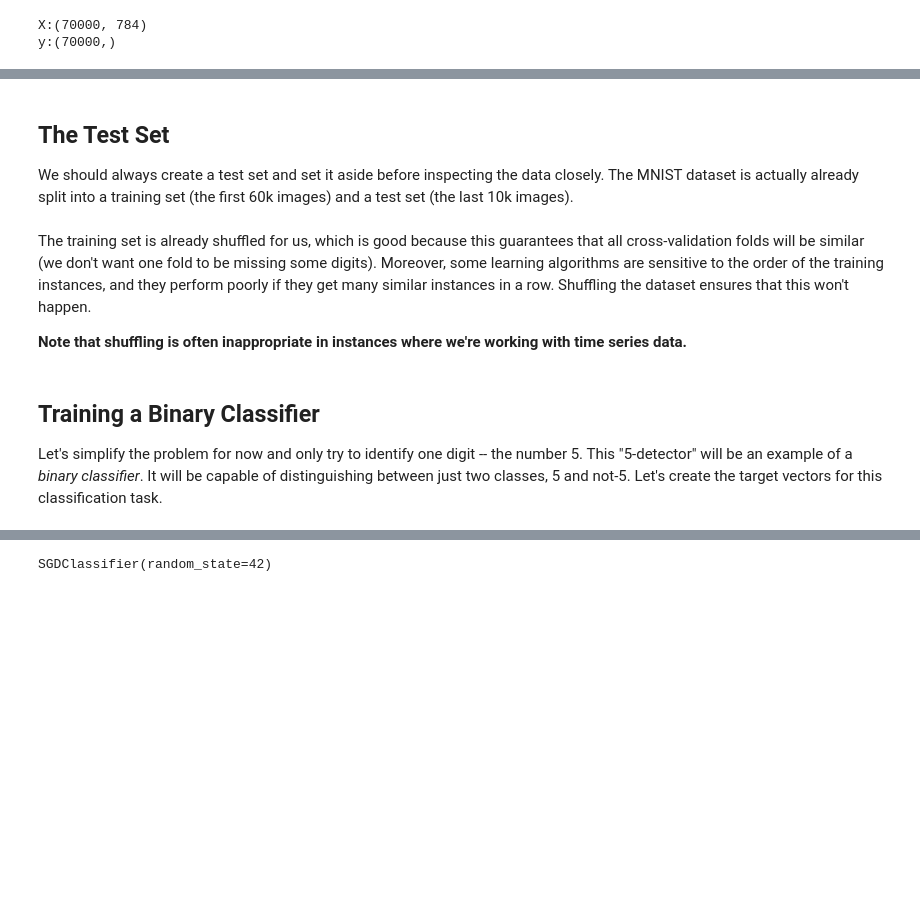
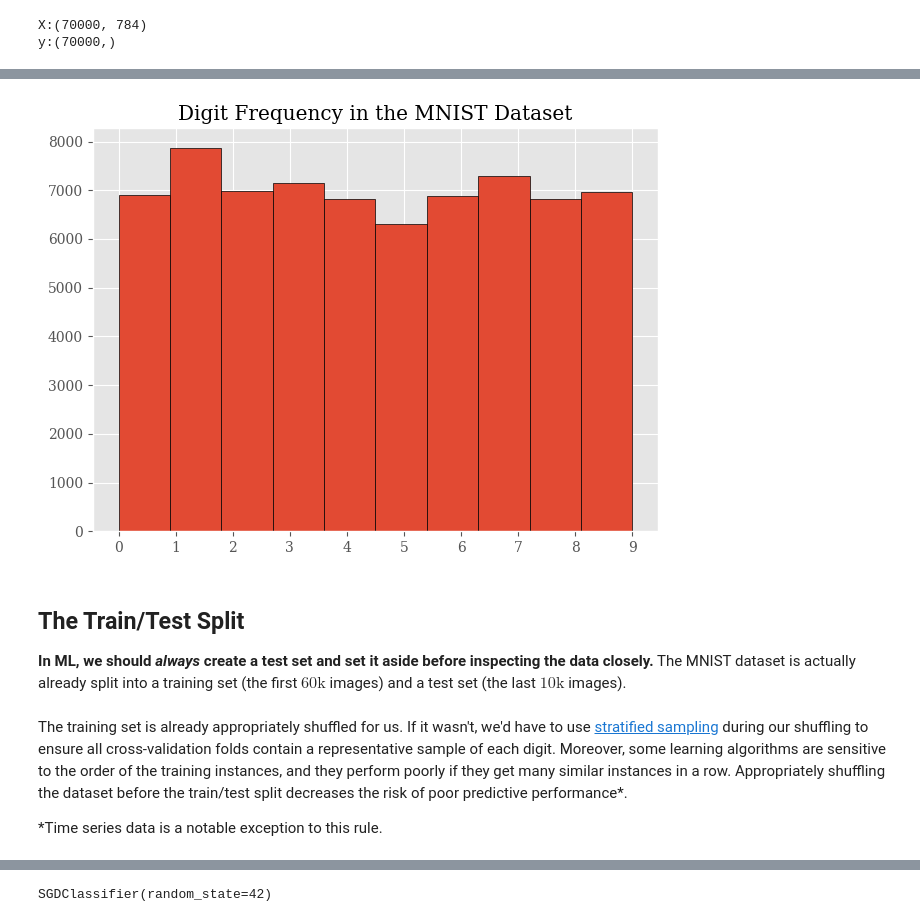
Before and after one commit to cemenenkoff/ml-classification, a Jupyter notebook: classification.ipynb, the cells around one changed output, grey strips where cells are left out. Saved outputs shown, nothing was run; the diff lists cells and outputs as text; code cells hidden in the pictures; blank space fills up the shorter version.

```diff
--- a/classification.ipynb
+++ b/classification.ipynb
@@ -97,4 +101,13 @@ plt.show()
+# %%
+plt.figure()
+ax = y.hist(ec='black')
+ax.set_xticks(list(range(0,10)))
+ax.set_title('Digit Frequency in the MNIST Dataset')
+save_fig('digit-frequency')
+plt.show()
+# %% [output]
+[figure, added]
 # %% [markdown]
-## The Test Set
-We should always create a test set and set it aside before inspecting the data closely. The MNIST dataset is actually already split into a training set (the first 60k images) and a test set (the last 10k images).
+## The Train/Test Split
+**In ML, we should *always* create a test set and set it aside before inspecting the data closely.** The MNIST dataset is actually already split into a training set (the first $60\mathrm{k}$ images) and a test set (the last $10\mathrm{k}$ images).
 # %%
@@ -102,7 +116,4 @@ X_train, X_test, y_train, y_test = X[:60000], X[60000:], y[:60000], y[60000:]
 # %% [markdown]
-The training set is already shuffled for us, which is good because this guarantees that all cross-validation folds will be similar (we don't want one fold to be missing some digits). Moreover, some learning algorithms are sensitive to the order of the training instances, and they perform poorly if they get many similar instances in a row. Shuffling the dataset ensures that this won't happen.
+The training set is already appropriately shuffled for us. If it wasn't, we'd have to use [stratified sampling](https://en.wikipedia.org/wiki/Stratified_sampling) during our shuffling to ensure all cross-validation folds contain a representative sample of each digit. Moreover, some learning algorithms are sensitive to the order of the training instances, and they perform poorly if they get many similar instances in a row. Appropriately shuffling the dataset before the train/test split decreases the risk of poor predictive performance*.
 
-**Note that shuffling is often inappropriate in instances where we're working with time series data.**
+*Time series data is a notable exception to this rule.
-# %% [markdown]
-## Training a Binary Classifier
-Let's simplify the problem for now and only try to identify one digit -- the number 5. This "5-detector" will be an example of a *binary classifier*. It will be capable of distinguishing between just two classes, 5 and not-5. Let's create the target vectors for this classification task.
```
Also changed, not shown: parts of 65 cells of this notebook, 5 other files.
